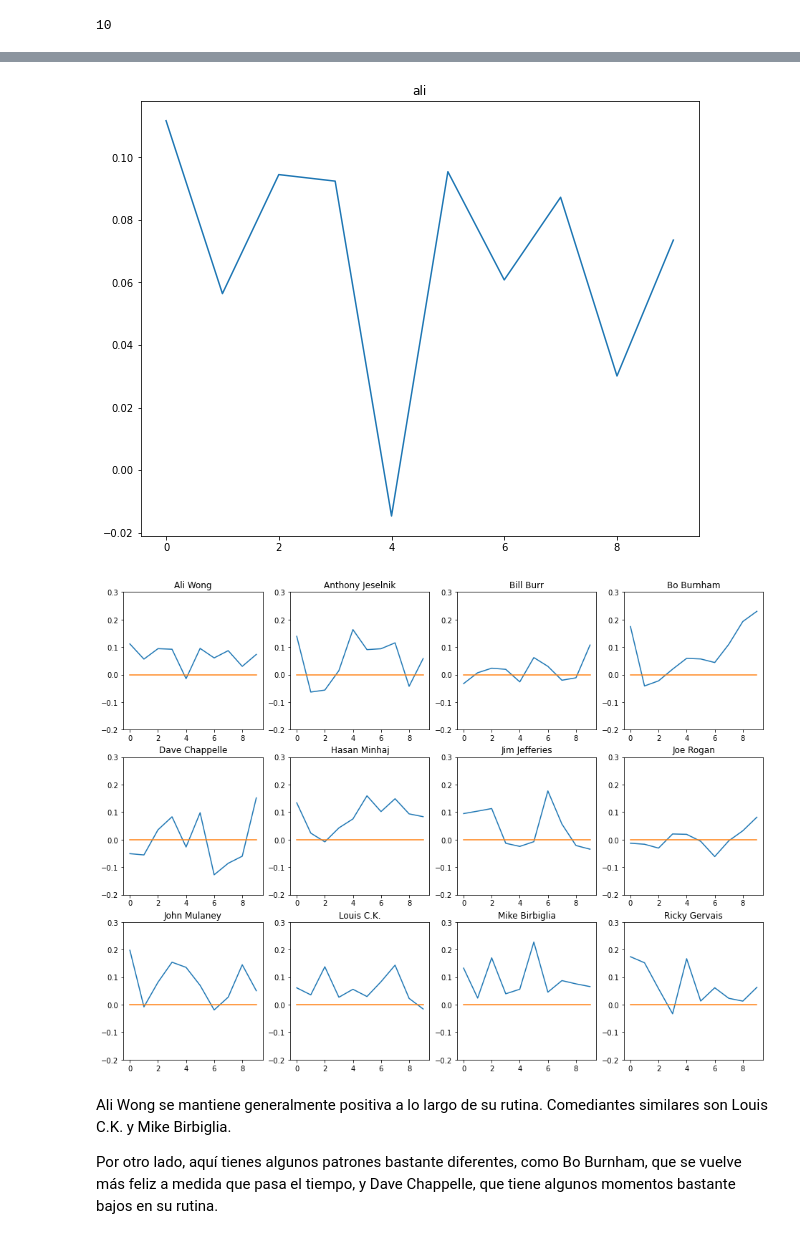
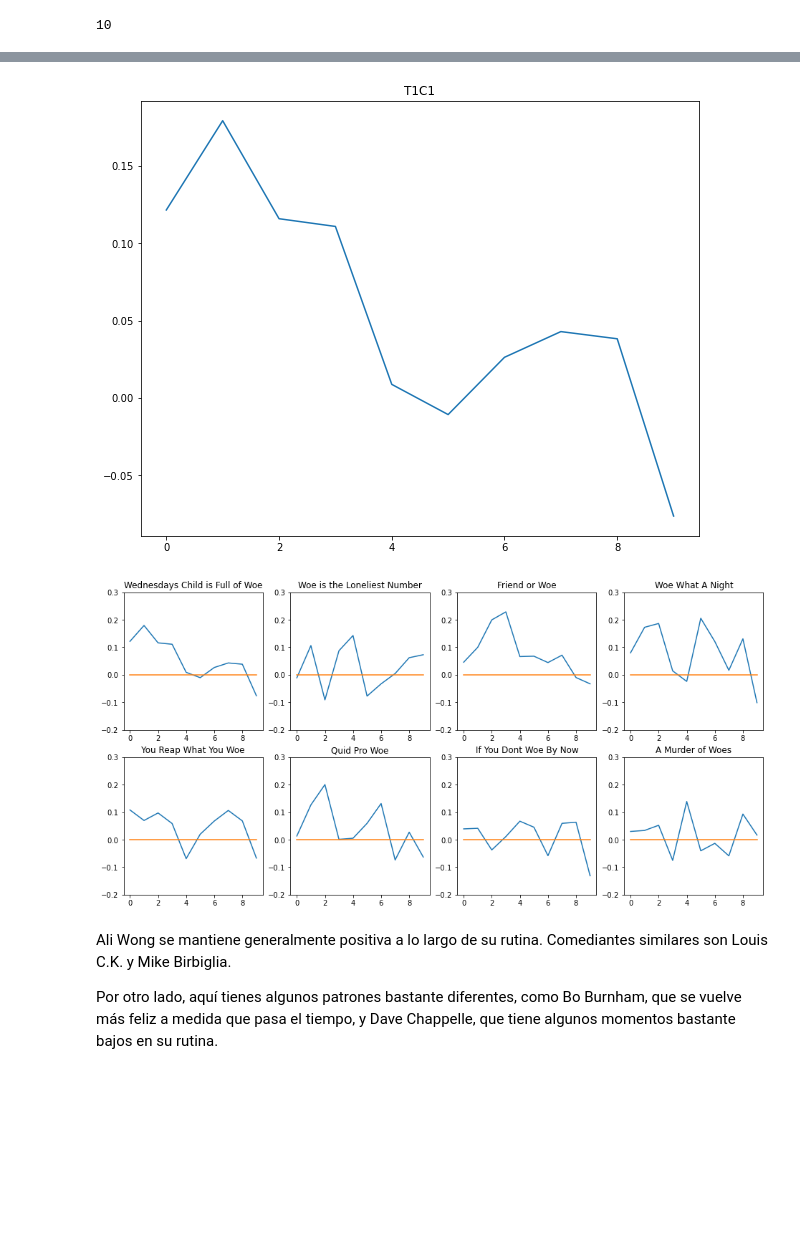
Before and after one commit to KevinRamosRivas/SEMANA-13-MINERIA-DE-DATOS, a Jupyter notebook: 13.12SEMANA-13-MINERIA-DE-DATOSv2/03Análisis-de-Sentimientos.ipynb, the cells around one changed output, grey strips where cells are left out. Drawn from its saved outputs; the diff is of its cells as text; code cells hidden in the pictures; blank space fills up the shorter version.

```diff
--- a/13.12SEMANA-13-MINERIA-DE-DATOSv2/03Análisis-de-Sentimientos.ipynb
+++ b/13.12SEMANA-13-MINERIA-DE-DATOSv2/03Análisis-de-Sentimientos.ipynb
@@ -19,6 +19,6 @@ Echemos un vistazo al sentimiento de las diversas transcripciones, tanto en gene
 # Comenzaremos leyendo en el corpus, que conserva el orden de las palabras.
 import pandas as pd
 
-data = pd.read_pickle('pickle/corpus.pkl')
+data = pd.read_pickle('corpus.pkl')
 data
 # %% [output]
@@ -80,7 +72,7 @@ for index, comedian in enumerate(data.index):
     x = data.polarity.loc[comedian]
     y = data.subjectivity.loc[comedian]
     plt.scatter(x, y, color='blue')
-    plt.text(x+.001, y+.001, data['full_name'][index], fontsize=10)
+    plt.text(x+.001, y+.001, data['full_chapter'][index], fontsize=10)
     plt.xlim(-.01, .12)
 
 plt.title('Sentiment Analysis', fontsize=20)
@@ -197,24 +185,24 @@ polarity_transcript
 # %%
 # Mostrar la trama de un comediante
 plt.plot(polarity_transcript[0])
-plt.title(data['full_name'].index[0])
+plt.title(data['full_chapter'].index[0])
 plt.show()
 # %% [output]
-[figure, old version]
+[figure, new version]
 # %%
 # Mostrar la trama para todos los comediantes
 plt.rcParams['figure.figsize'] = [16, 12]
 
 for index, comedian in enumerate(data.index):
     plt.subplot(3, 4, index+1)
     plt.plot(polarity_transcript[index])
     plt.plot(np.arange(0,10), np.zeros(10))
-    plt.title(data['full_name'][index])
+    plt.title(data['full_chapter'][index])
     plt.ylim(bottom=-.2, top=.3)
 
 plt.show()
 # %% [output]
-[figure, old version]
+[figure, new version]
 # %% [markdown]
 Ali Wong se mantiene generalmente positiva a lo largo de su rutina. Comediantes similares son Louis C.K. y Mike Birbiglia.
 
```
Also changed, not shown: parts of 7 cells of this notebook, 6 other files.
